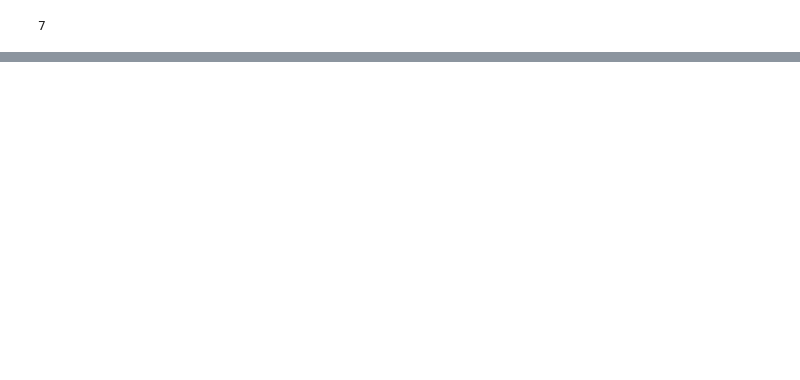
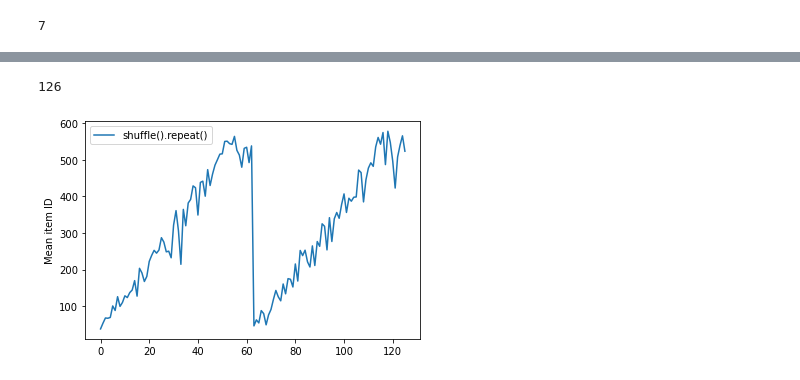
Before and after one commit to jangjungkeon/Study, a Jupyter notebook: Data_Analysis/ML_DL/Tensorflow/Homepage/tf.data_tutorial.ipynb, the cells around one changed output, grey strips where cells are left out. Cells and saved outputs as stored; diff of their text form; code cells hidden in the pictures; blank space fills up the shorter version.

```diff
--- a/Data_Analysis/ML_DL/Tensorflow/Homepage/tf.data_tutorial.ipynb
+++ b/Data_Analysis/ML_DL/Tensorflow/Homepage/tf.data_tutorial.ipynb
@@ -178,4 +158,4 @@ np.random.randint(0, 10)
 # %% [output]
 7
 # %%
-사실 시간
+titanic_file = tf.keras.utils.get_file("train.csv", "https://storage.googleapis.com/tf-datasets/titanic/train.csv")
@@ -181,0 +445,8 @@ np.random.randint(0, 10)
+# %%
+lines = tf.data.TextLineDataset(titanic_file)
+counter = tf.data.experimental.Counter()
+
+dataset = tf.data.Dataset.zip((counter, lines))
+dataset = dataset.shuffle(buffer_size=100)
+dataset = dataset.batch(20)
+dataset
@@ -181,0 +455,3 @@ np.random.randint(0, 10)
+# %%
+n, line_batch = next(iter(dataset))
+print(line_batch.numpy())
@@ -181,0 +485,17 @@ np.random.randint(0, 10)
+# %%
+dataset = tf.data.Dataset.zip((counter, lines))
+shuffled = dataset.shuffle(buffer_size=100).batch(10).repeat(2)
+
+print("Here are the item ID's near the epoch boundary:\n")
+sr_list = []
+for n, line_batch in shuffled.take(63):
+    sr_list += n.numpy().tolist()
+sr_list.sort()
+sr_list
+print(len(sr_list))
+tmp = range(628)
+for idx, value in enumerate(sr_list):
+    if value != tmp[idx]:
+        print(value, tmp[idx], "틀림")
+    else:
+        print(value, tmp[idx], "맞음")
@@ -181,0 +520,10 @@ np.random.randint(0, 10)
+# %%
+shuffle_repeat = [n.numpy().mean() for n, line_batch in shuffled]
+plt.plot(shuffle_repeat, label="shuffle().repeat()")
+plt.ylabel("Mean item ID")
+plt.legend()
+
+print(len(shuffle_repeat))
+# %% [output]
+126
+[figure, added]
```
Also changed, not shown: parts of 82 cells of this notebook, 5 other files.
